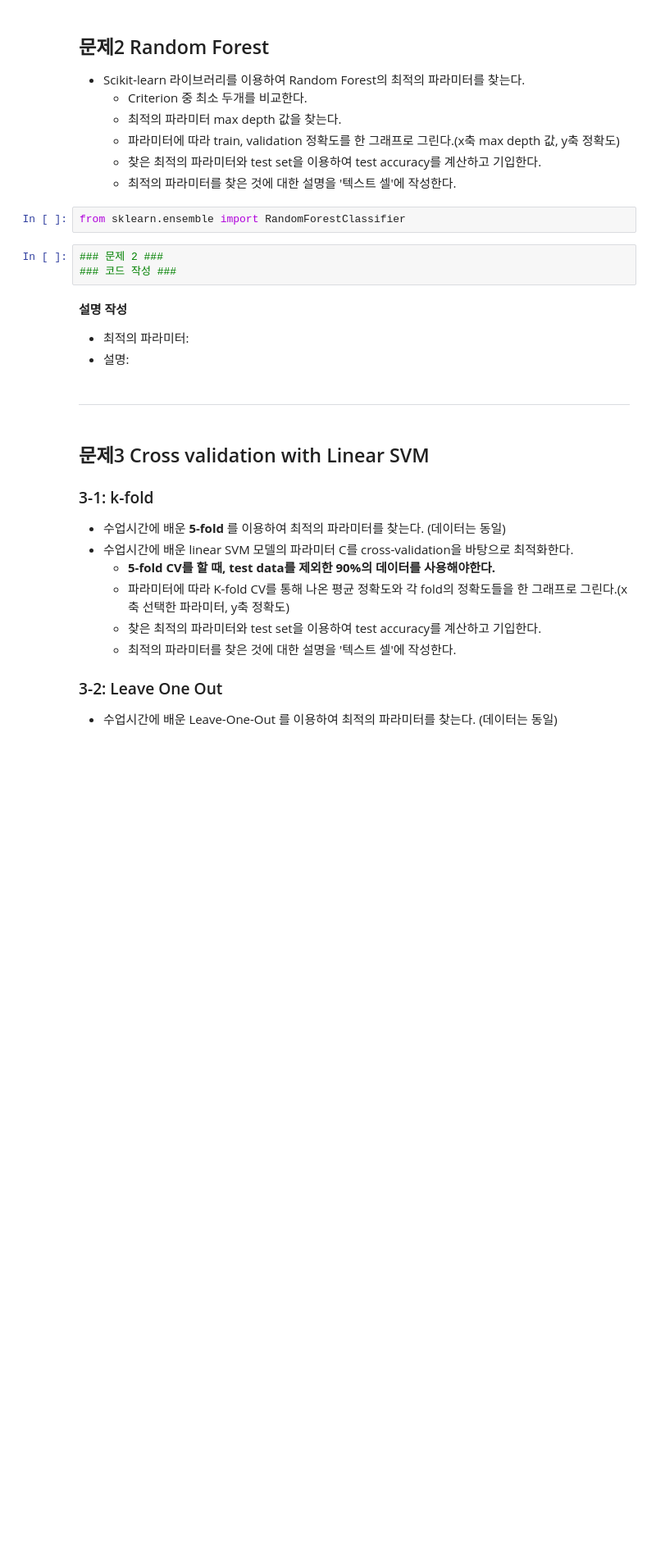
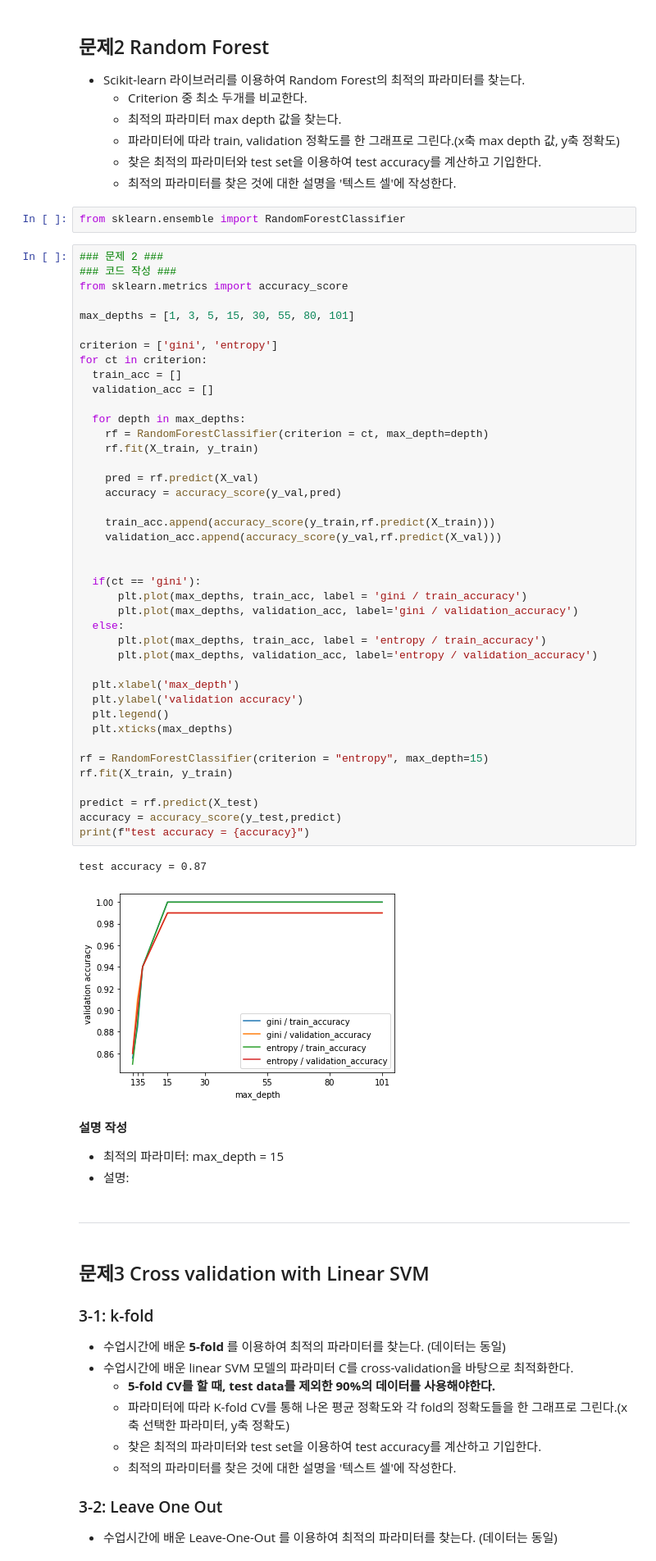
Before and after one commit to Wo-oJin/2022F-Ajou-ML, a Jupyter notebook: HW3.ipynb, the cells around one changed output. Shown: that part at 82% size. Drawn from its saved outputs; the diff is of its cells as text; blank space fills up the shorter version.

```diff
--- a/HW3.ipynb
+++ b/HW3.ipynb
@@ -142,12 +139,53 @@ print(f"정확도: {test_accuracy}")
     - 최적의 파라미터를 찾은 것에 대한 설명을 '텍스트 셀'에 작성한다.
 # %%
 from sklearn.ensemble import RandomForestClassifier
-# %%
-### 문제 2 ###
-### 코드 작성 ###
+# %%
+### 문제 2 ###
+### 코드 작성 ###
+from sklearn.metrics import accuracy_score
+
+max_depths = [1, 3, 5, 15, 30, 55, 80, 101]
+
+criterion = ['gini', 'entropy']
+for ct in criterion:
+  train_acc = []
+  validation_acc = []
+
+  for depth in max_depths:
+    rf = RandomForestClassifier(criterion = ct, max_depth=depth)
+    rf.fit(X_train, y_train)
+
+    pred = rf.predict(X_val)
+    accuracy = accuracy_score(y_val,pred)
+
+    train_acc.append(accuracy_score(y_train,rf.predict(X_train)))
+    validation_acc.append(accuracy_score(y_val,rf.predict(X_val)))
+
+
+  if(ct == 'gini'):
+      plt.plot(max_depths, train_acc, label = 'gini / train_accuracy')
+      plt.plot(max_depths, validation_acc, label='gini / validation_accuracy')
+  else:
+      plt.plot(max_depths, train_acc, label = 'entropy / train_accuracy')
+      plt.plot(max_depths, validation_acc, label='entropy / validation_accuracy')
+
+  plt.xlabel('max_depth')
+  plt.ylabel('validation accuracy')
+  plt.legend()
+  plt.xticks(max_depths)
+
+rf = RandomForestClassifier(criterion = "entropy", max_depth=15)
+rf.fit(X_train, y_train)
+
+predict = rf.predict(X_test)
+accuracy = accuracy_score(y_test,predict)
+print(f"test accuracy = {accuracy}")
+# %% [output]
+test accuracy = 0.87
+[figure, added]
 # %% [markdown]
 **설명 작성**
-- 최적의 파라미터:
+- 최적의 파라미터: max_depth = 15
 - 설명:
 # %% [markdown]
 ---
```
Also changed, not shown: parts of 7 cells of this notebook.
